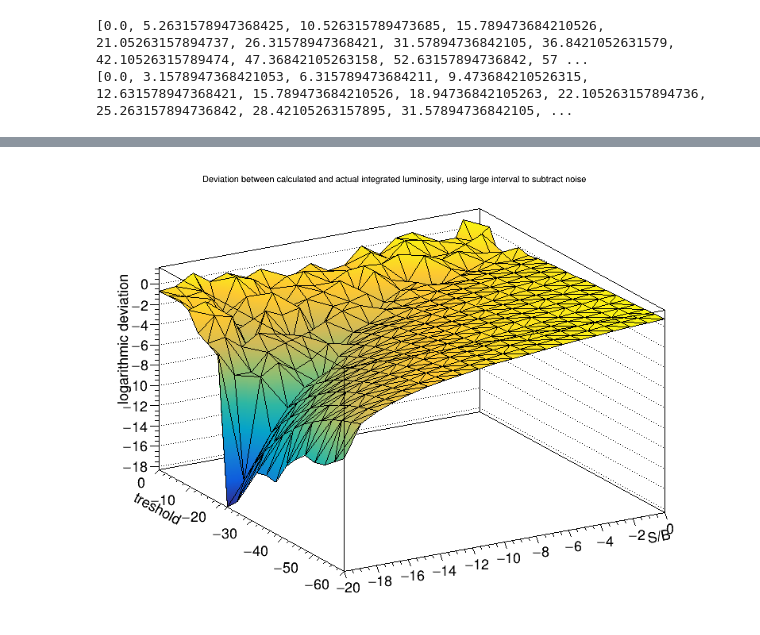
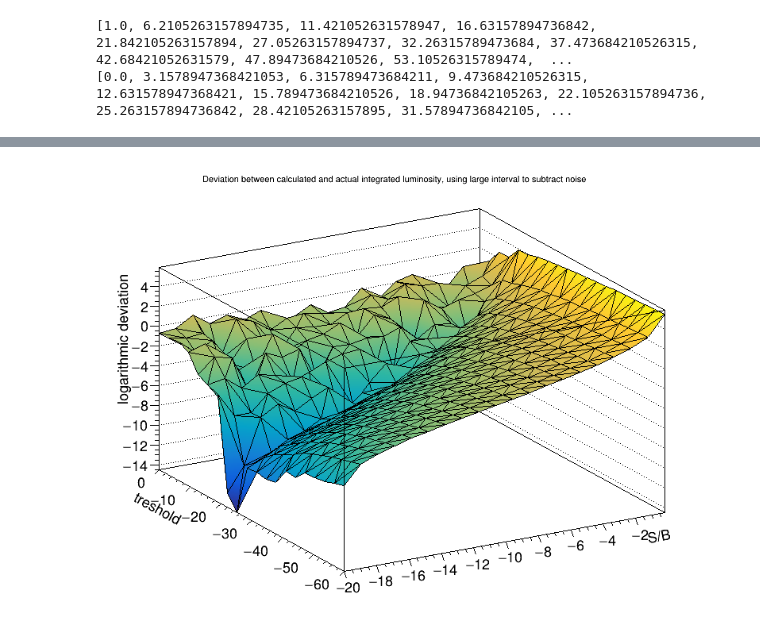
Before and after one commit to rupozzi/HGTDLumiToyStudies, a Jupyter notebook: New_simulation_of_bunchcrossings_and_calculation_simulated_calculation_of_luminosity.ipynb, the cells around one changed output, grey strips where cells are left out. Saved outputs shown, nothing was run; the diff lists cells and outputs as text; code cells hidden in the pictures.

Commit message:
Made it so that signal sigma is signal mu/4

```diff
--- a/New_simulation_of_bunchcrossings_and_calculation_simulated_calculation_of_luminosity.ipynb
+++ b/New_simulation_of_bunchcrossings_and_calculation_simulated_calculation_of_luminosity.ipynb
@@ -16,13 +16,13 @@ Noisereadings_per_BC = 3.6*10**6
 BCs_to_simulate = 100                      #How many subsequent bunch crossings the code simulates
 
 real_signal_mu = 100                     #The real value of the parameter mu in the signal enery curve for detected particles
-real_signal_sigma = 20
+real_signal_sigma = 25                   #Since at the start
 
 #model_signal_mu_spread_interval_length = 50 * 2
 model_signal_mu_step_count = 20
 
-model_signal_mus = linspace(0, real_signal_mu, model_signal_mu_step_count)
-model_signal_sigma = real_signal_sigma
+model_signal_mus = linspace(1, real_signal_mu, model_signal_mu_step_count)
+model_signal_sigma = linspace(1, real_signal_mu/4, model_signal_mu_step_count)  #Since sigma is supposed to be proportional to mu, and is 25 at the start when mu=100
 
 treshold_lower = 0                        #We test different tresholds for the plot
 treshold_upper = 60
@@ -56,7 +56,7 @@ error_against_mu_treshold_logplot = ROOT.TGraph2D()
 point_index = 0
 
 for model_signal_mu in model_signal_mus:
-    model_signal = ROOT.TF1("Signal", "TMath::Landau(x, %f, %f)" % (model_signal_mu, model_signal_sigma), -100, 500)
+    model_signal = ROOT.TF1("Signal", "TMath::Landau(x, %f, %f)" % (model_signal_mu, model_signal_mu/4), -100, 500)
     model_signal.SetNpx(10000)
     for treshold_value in treshold_values:
         model_expected_signal_above = 1 - model_signal.Integral(-100, treshold_value)/model_signal.Integral(-100, 500)
@@ -140,5 +140,5 @@ error_against_mu_treshold_logplot.SetTitle("Deviation between calculated and act
 
 canvas.Draw()
 # %% [output]
-[0.0, 5.2631578947368425, 10.526315789473685, 15.789473684210526, 21.05263157894737, 26.31578947368421, 31.57894736842105, 36.8421052631579, 42.10526315789474, 47.36842105263158, 52.63157894736842, 57 ...
+[1.0, 6.2105263157894735, 11.421052631578947, 16.63157894736842, 21.842105263157894, 27.05263157894737, 32.26315789473684, 37.473684210526315, 42.68421052631579, 47.89473684210526, 53.10526315789474,  ...
 [0.0, 3.1578947368421053, 6.315789473684211, 9.473684210526315, 12.631578947368421, 15.789473684210526, 18.94736842105263, 22.105263157894736, 25.263157894736842, 28.42105263157895, 31.57894736842105, ...
@@ -146 +145 @@ Warning in <TCanvas::Constructor>: Deleting canvas with same name: I dont even k
-[figure, old version]
+[figure, new version]
```
Also changed, not shown: parts of 1 cell of this notebook.
